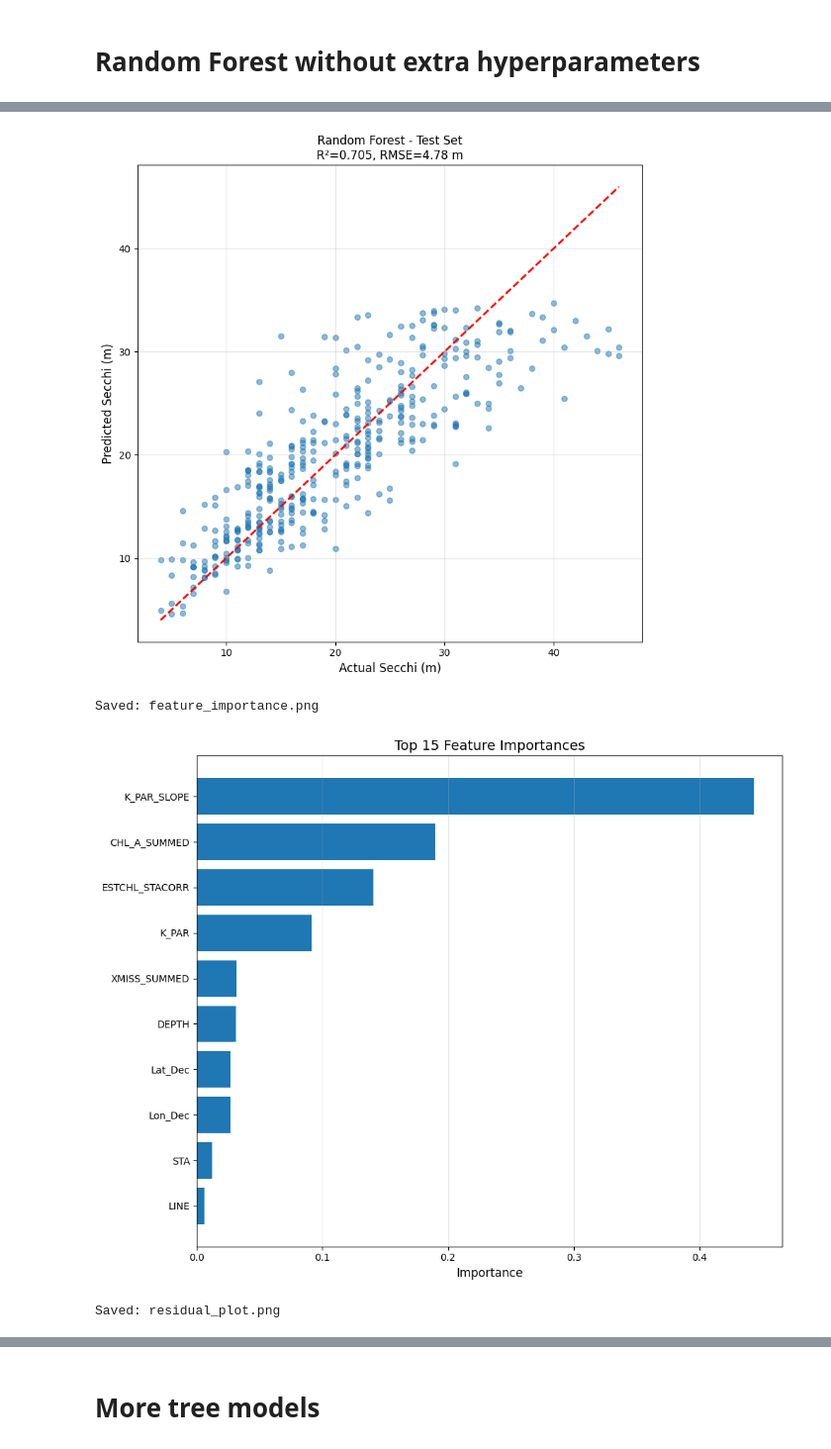
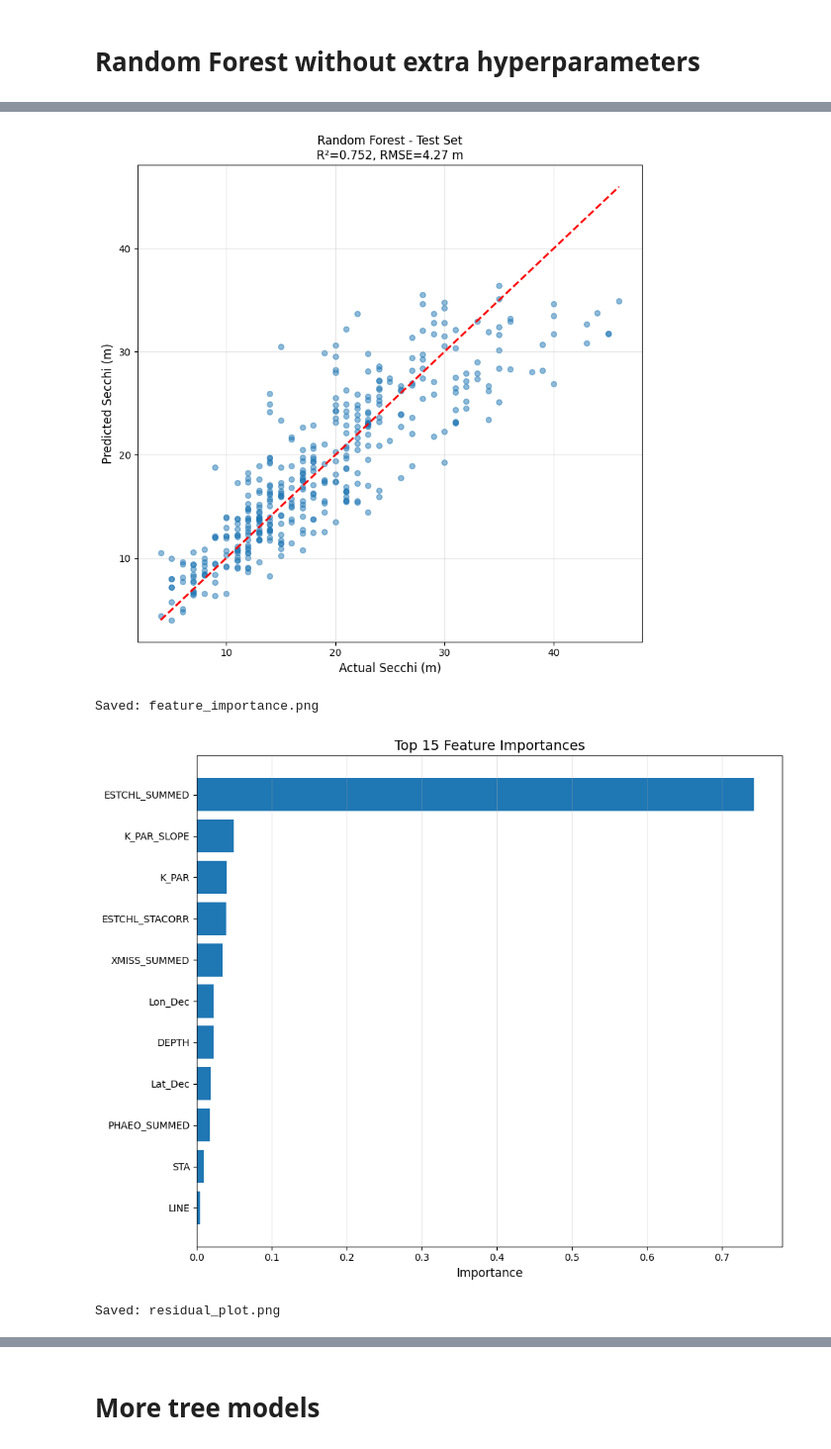
Before and after one commit to LucasC212/Scripps-Light-Attenuation-Capstone-Project, a Jupyter notebook: scripts/summed_rf_47photic.ipynb, the cells around one changed output, grey strips where cells are left out. Shown at 99% size. Cells and saved outputs as stored; diff of their text form; code cells hidden in the pictures.

```diff
--- a/scripts/summed_rf_47photic.ipynb
+++ b/scripts/summed_rf_47photic.ipynb
@@ -47,6 +46,6 @@ def load_or_cache(csv_path, parquet_path, usecols=None):
 
 enhanced_df = load_or_cache(
     '../Data/Enhanced.csv',
-    CACHE_DIR / 'enhanced_summed_47photic.parquet'
+    CACHE_DIR / 'New_estchlsummed.parquet'
 )
 # %% [output]
@@ -204,7 +203,7 @@ exclude_cols = ['ORD_OCC', 'CAST_ID', 'DATE_TIME_UTC', 'DATE_TIME_PST', 'LAT_DEC
        'CHL_A', 'PHAEO', 'CAST_COUNT', 'PHOTIC_ZONE',
        'Cruise_ID', 'Cruz_Sta', 'Cast_ID', 'Sta_ID',
        'Distance', 'Date', 'Time', 'Ac_Line', 'Bottom_D',
-       'IntChl', 'IntC14', 'TimeZone', 'Visibility'
+       'IntChl', 'IntC14', 'TimeZone', 'Visibility', 'CHL_A_SUMMED'
 ]
 
 target_col = "Secchi"
@@ -486,8 +485,8 @@ TRAIN/TEST SPLIT
 ================================================================================
 CREATING VISUALIZATIONS
 ================================================================================
 Saved: actual_vs_predicted.png
-[figure, old version]
+[figure, new version]
 Saved: feature_importance.png
-[figure, old version]
+[figure, new version]
 Saved: residual_plot.png
```
Also changed, not shown: parts of 7 cells of this notebook, 18 other files.
